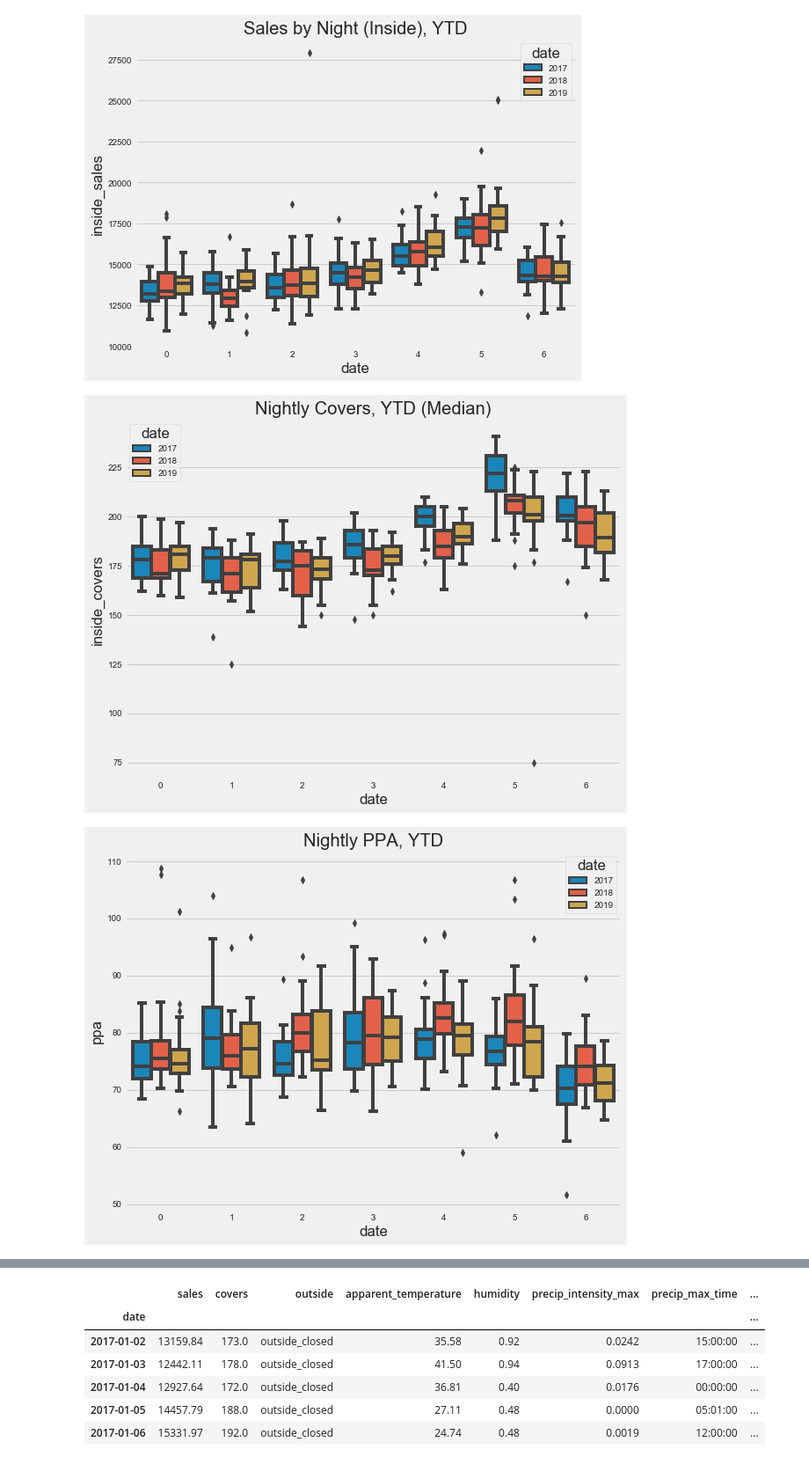
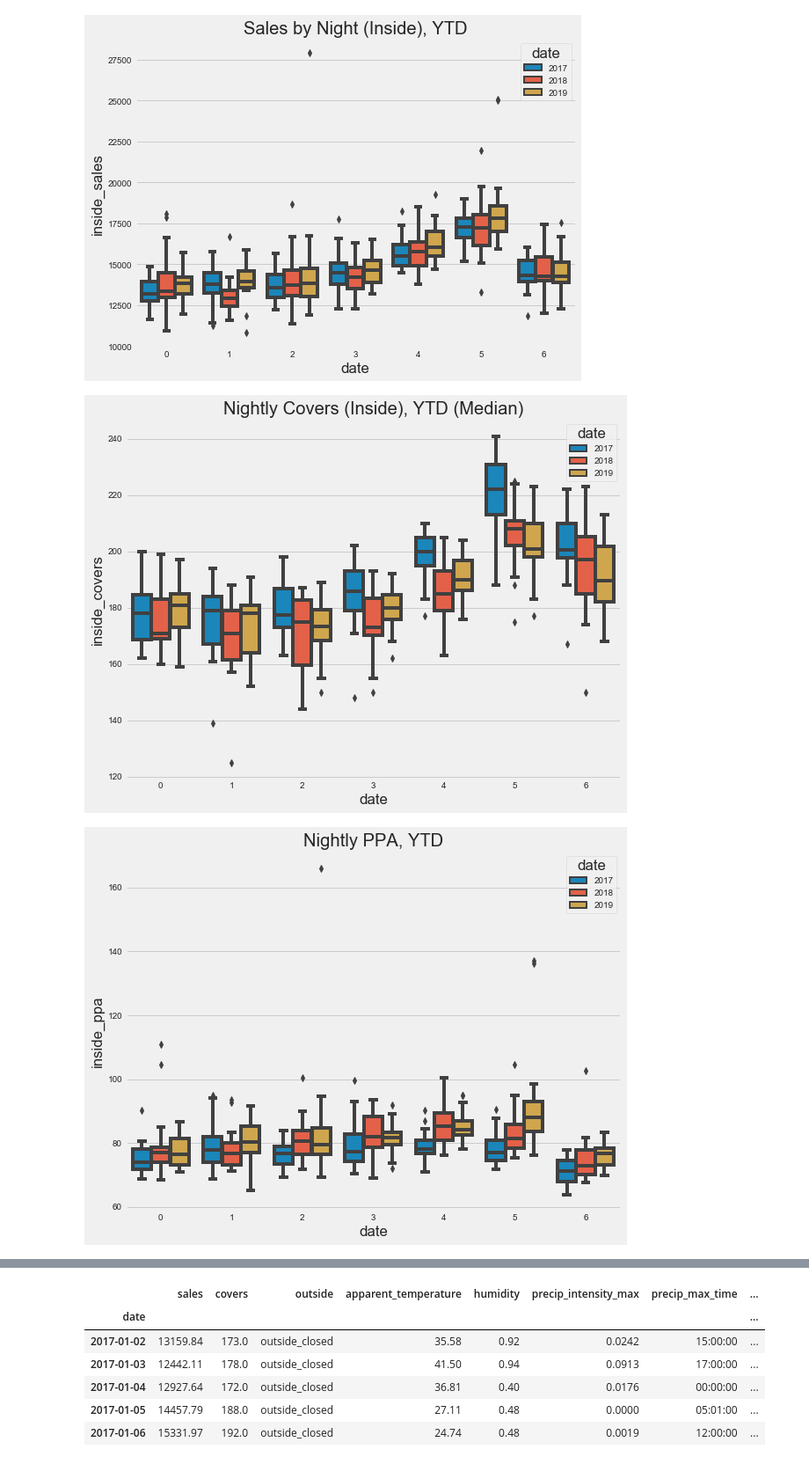
Before and after one commit to maks-p/restaurant_sales_forecasting, a Jupyter notebook: final_eda.ipynb, the cells around one changed output, grey strips where cells are left out. Shown at 88% size. Cells and saved outputs as stored; diff of their text form; code cells hidden in the pictures.

```diff
--- a/final_eda.ipynb
+++ b/final_eda.ipynb
@@ -60,6 +60,7 @@ def clean_up_for_eda(df):
 
     df.loc['2019-05-25', 'inside_covers'] = np.mean(df.inside_covers)
     df.loc['2018-10-04', 'inside_covers'] = np.mean(df.inside_covers)
+    df.loc['2019-01-26', 'inside_covers'] = np.mean(df.inside_covers)
 
     df['inside_ppa'] = df['inside_sales'] / df['inside_covers']
 
@@ -303,18 +304,18 @@ sns.boxplot(x=df_ytd.index.dayofweek,
                data=df_ytd
                 );
 
-plt.title('Nightly Covers, YTD (Median)');
+plt.title('Nightly Covers (Inside), YTD (Median)');
 # %% [output]
-[figure, old version]
+[figure, new version]
 # %%
 plt.style.use('fivethirtyeight')
 plt.figure(figsize=(9,7))
 sns.boxplot(x=df_ytd.index.dayofweek,
-               y='ppa',
+               y='inside_ppa',
                hue=df_ytd.index.year,
                data=df_ytd
                 );
 
 plt.title('Nightly PPA, YTD');
 # %% [output]
-[figure, old version]
+[figure, new version]
```
Also changed, not shown: parts of 24 cells of this notebook, 1 other file.
